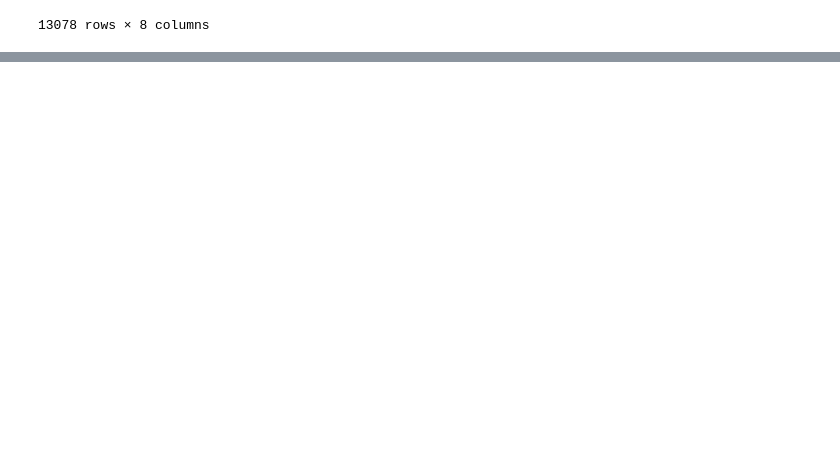
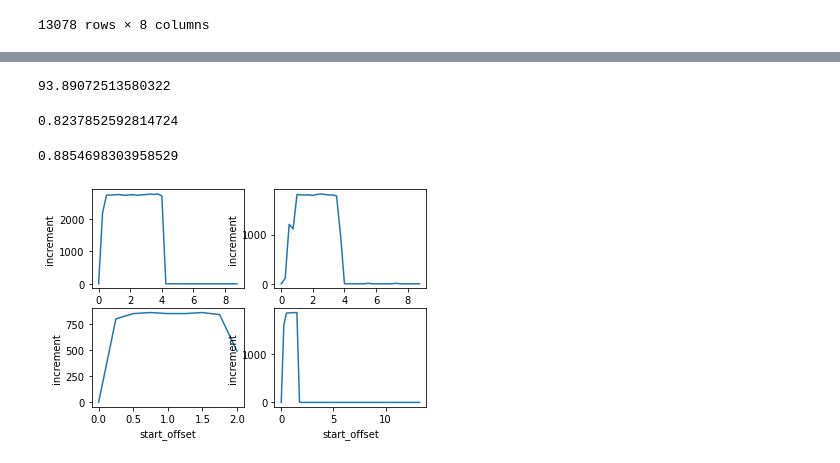
Before and after one commit to invveritas/green_charging_emobility, a Jupyter notebook: Notebooks/average_charging_sessions.ipynb, the cells around one changed output, grey strips where cells are left out. Cells and saved outputs as stored; diff of their text form; code cells hidden in the pictures; blank space fills up the shorter version.

```diff
--- a/Notebooks/average_charging_sessions.ipynb
+++ b/Notebooks/average_charging_sessions.ipynb
@@ -215,0 +186,48 @@ Timedelta('1 days 04:00:00')
+# %%
+import time
+start = time.time()
+savings = []
+
+for i in range(100):
+    charge_record = charges_stats.iloc[i]
+    table = offset_charge_table(charge_record, co2, charging_df)
+    r = optimal_charge(table)
+    if r is None: continue
+    off, min_val = r
+    baseline = table[0]
+    if baseline == 0: continue
+    savings.append(min_val/baseline)
+    #print("Baseline: " + str(baseline) + " optimal offset " + str(off) + " optimal: " + str(min_val) + " saving: " + str(min_val/baseline))
+
+end = time.time()
+print(end - start)
+
+np.asarray(savings).mean()
+# %% [output]
+93.89072513580322
+0.8237852592814724
+# %%
+import statistics
+statistics.median(savings)
+# %% [output]
+0.8854698303958529
+# %%
+import random
+import seaborn as sns
+import matplotlib.pyplot as plt
+
+fig, axs = plt.subplots(2, 2)
+
+def plot_a_charge(c_id, charging_df, ax):
+    single_charge = charging_df[charging_df['charge_log_id'] == c_id].copy()
+    single_charge['start_offset'] = (single_charge['n_timestamp'] - single_charge['n_timestamp'].min()) / 3600
+    sns.lineplot(x=single_charge['start_offset'], y=single_charge['increment'], ax=ax)
+
+plot_a_charge(random.choice(charges_stats['charge_log_id']), charging_df, axs[0][0])
+plot_a_charge(random.choice(charges_stats['charge_log_id']), charging_df, axs[1][0])
+plot_a_charge(random.choice(charges_stats['charge_log_id']), charging_df, axs[0][1])
+plot_a_charge(random.choice(charges_stats['charge_log_id']), charging_df, axs[1][1])
+
+fig.savefig('something.png')
+# %% [output]
+[figure, added]
```
Also changed, not shown: parts of 4 cells of this notebook, 1 other file.
